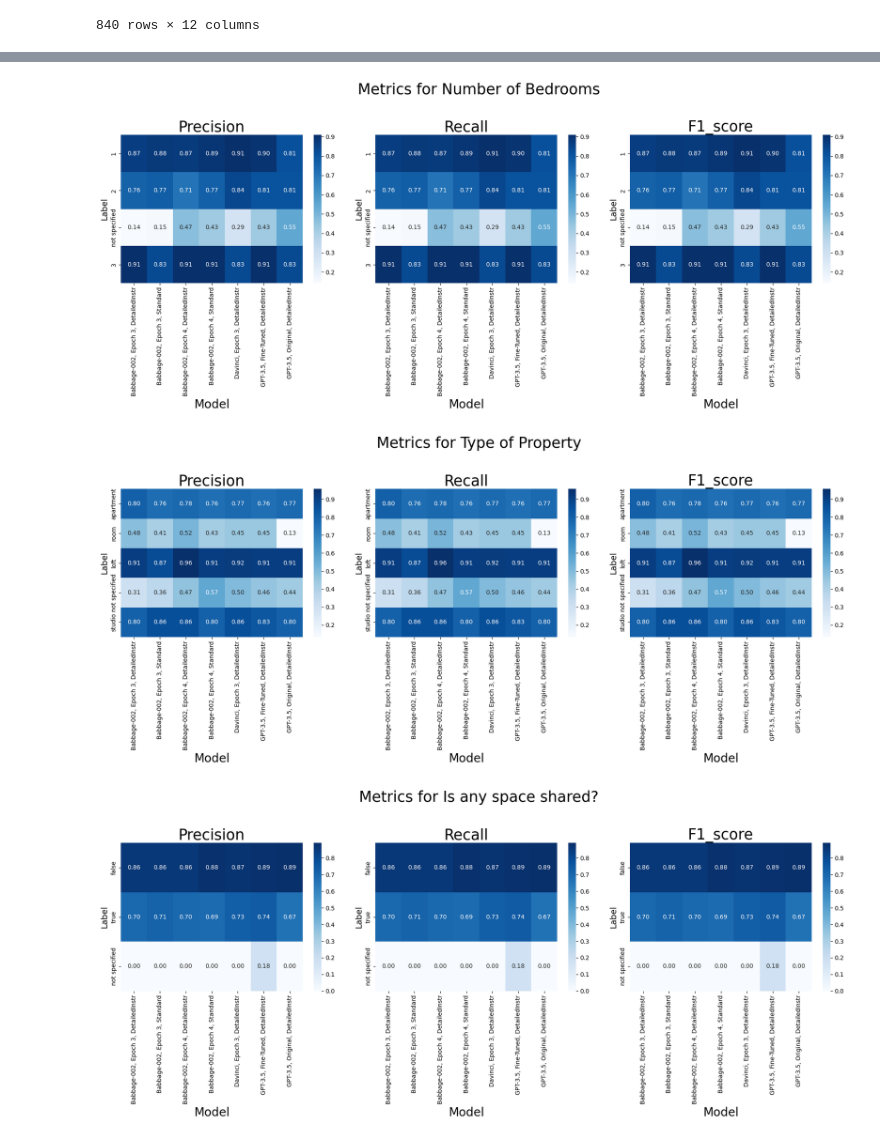
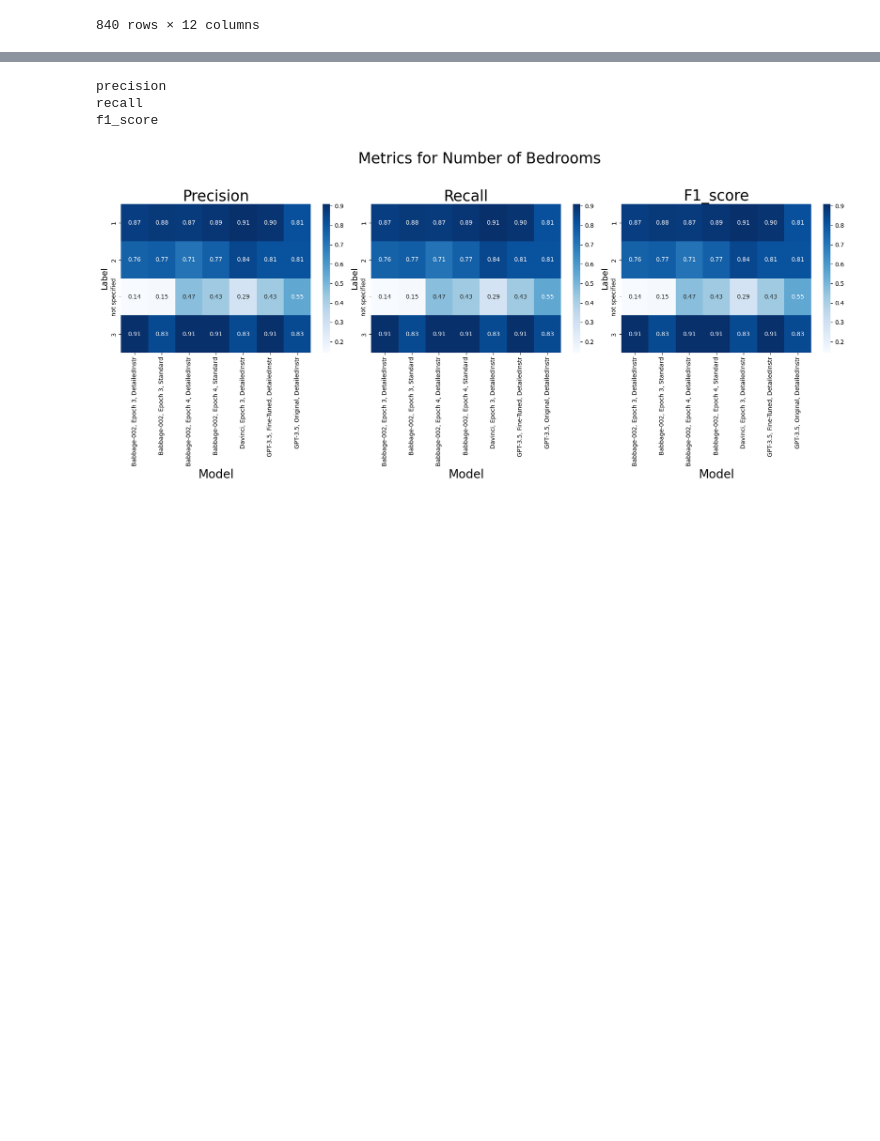
Before and after one commit to ntl2105/fpt_assignment, a Jupyter notebook: step7_eval_visualization.ipynb, the cells around one changed output, grey strips where cells are left out. Saved outputs shown, nothing was run; the diff lists cells and outputs as text; code cells hidden in the pictures; blank space fills up the shorter version.

```diff
--- a/step7_eval_visualization.ipynb
+++ b/step7_eval_visualization.ipynb
@@ -204,7 +255,7 @@ result_dfs['eval_df.csv']
 | 119 | 119 | {'role': 'system', 'content': "\n... | {'role': 'user', 'content': "Gorg... | {'role': 'assistant', 'content': ... | {'Number of Bedrooms': '2', 'Type... | 119 | {\n "Number of Bedrooms": "2",\n ... | gpt-3.5-turbo-0125 | Perfect | {'Number of Bedrooms': '2', 'Type... | ... |
 840 rows × 12 columns
 # %%
-path = 'eval_results/detailed_metrics_concatenated.csv'
+path = 'eval_results/aggregate_results/detailed_metrics_concatenated.csv'
 df = pd.read_csv(path)
 
 # Assuming df is already loaded
@@ -257,10 +288,0 @@ except Exception as e:
-# %%
-# Heatmap of F1-scores for each model and label in a specific field
-field = 'Type of Property'
-metric_type = 'f1_score'
-data = df.xs((field, metric_type), level=('Field', 'Metric Type'))
-sns.heatmap(data, annot=True, cmap='viridis')
-plt.title(f'F1 Scores for {field} Across Models')
-plt.ylabel('Label')
-plt.xlabel('Model')
-plt.show()
@@ -269,10 +288,0 @@ plt.show()
-# %%
-# Box plot for all models' precision for a particular field
-field = 'Overall vibes/atmosphere'
-metric_type = 'precision'
-data = df.xs((field, metric_type), level=('Field', 'Metric Type'))
-data.plot(kind='box', figsize=(12, 8))
-plt.title(f'Distribution of {metric_type.capitalize()} Across Models for {field}')
-plt.xlabel('Model')
-plt.ylabel(metric_type.capitalize())
-plt.show()
@@ -281,13 +288,0 @@ plt.show()
-# %%
-# Heatmap of F1-scores for each model and label in a specific field
-field = 'Number of Bedrooms'
-metric_type = 'f1_score'
-
-
-
-data = df.xs((field, metric_type), level=('Field', 'Metric Type'))
-sns.heatmap(data, annot=True, cmap='Blues')
-plt.title(f'F1 Scores for {field} Across Models')
-plt.ylabel('Label')
-plt.xlabel('Model')
-plt.show()
@@ -296,26 +310,29 @@ plt.show()
 # %%
 # List of attributes (fields) and metrics
-fields = ['Number of Bedrooms', 'Type of Property', 'Is any space shared?', 'Overall vibes/atmosphere']
+# fields = ['Number of Bedrooms', 'Type of Property', 'Is any space shared?', 'Overall vibes/atmosphere']
+fields = ['Number of Bedrooms']
 metrics = ['precision', 'recall', 'f1_score']
 
 # Loop through each field and create a main plot with subplots for each metric
 for field in fields:
     fig, axes = plt.subplots(1, 3, figsize=(18, 8))  # 1 row, 3 columns for precision, recall, and f1_score
     fig.suptitle(f'Metrics for {field}', fontsize=25)
 
     for ax, metric in zip(axes, metrics):
         # Filter data for the current field and metric
         data = df.xs((field, metric_type), level=('Field', 'Metric Type'))
-
+        print(metric)
         # Plot heatmap
         sns.heatmap(data, annot=True, cmap='Blues', ax=ax, fmt=".2f")
         ax.set_title(f'{metric.capitalize()}', fontsize=25)
         ax.set_xlabel('Model', fontsize=20)
         ax.set_ylabel('Label', fontsize=14)
 
-    plt.tight_layout(rect=[0, 0, 1, 0.95])  # Adjust layout
+        plt.tight_layout(rect=[0, 0, 1, 0.95])  # Adjust layout
+    plt.savefig(f'eval_results/aggregate_results/metrics_{field.lower().replace("/","").replace(" ","_")}_confusion_matrix.png')
     plt.show()
 # %% [output]
+precision
+recall
+f1_score
-[figure, old version]
+[figure, new version]
-[figure, removed]
-[figure, removed]
```
Also changed, not shown: parts of 18 cells of this notebook, 1 other file.
